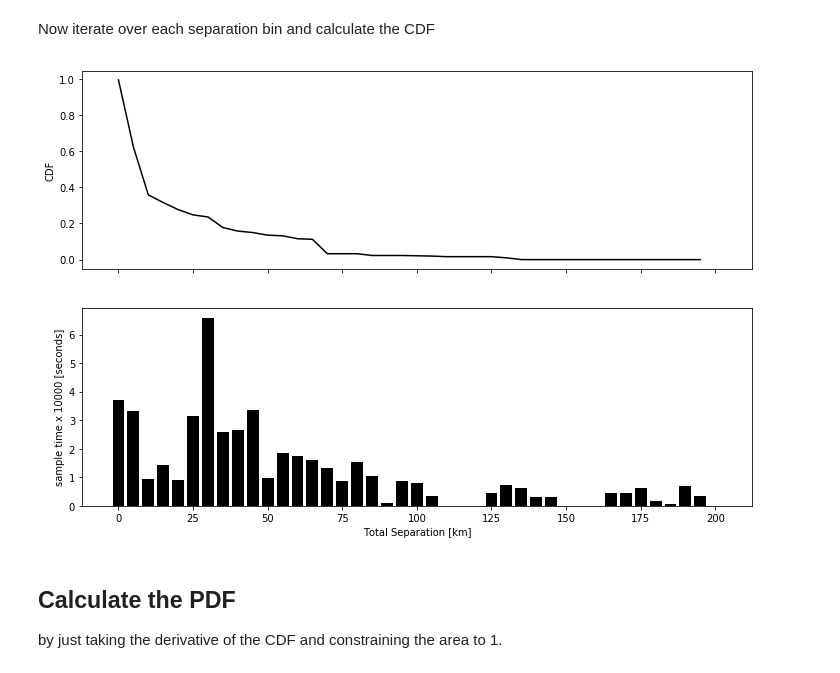
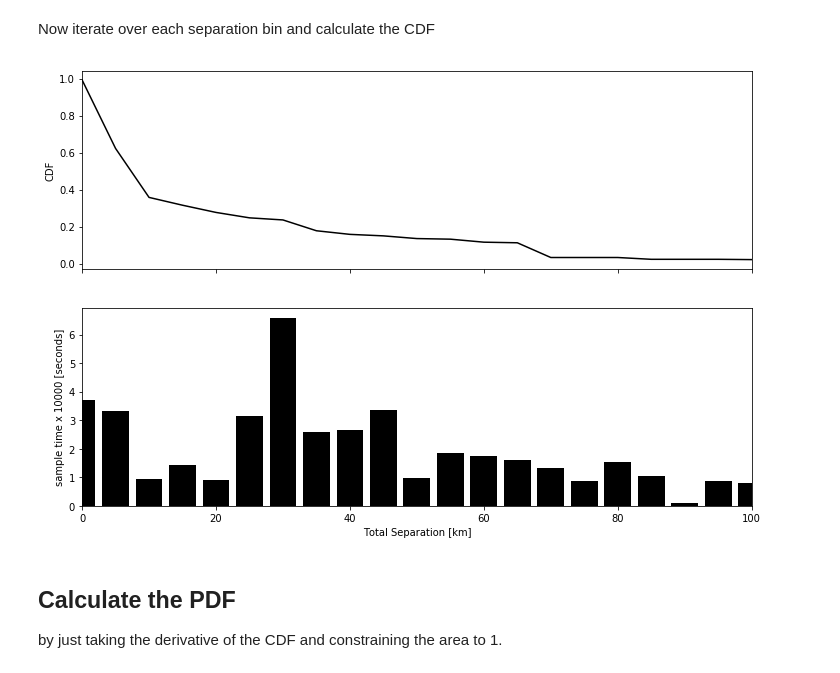
Before and after one commit to mshumko/ac6_microburst_scale_sizes, a Jupyter notebook: stats/microburst_CDF.ipynb, the cells around one changed output. Cells and saved outputs as stored; diff of their text form; code cells hidden in the pictures.

```diff
--- a/stats/microburst_CDF.ipynb
+++ b/stats/microburst_CDF.ipynb
@@ -15,10 +19,10 @@ CAT_PATH = ('/home/mike/research/ac6_microburst_scale_sizes/data/'
 # %%
-bins = np.arange(0, 200, 5)       # Separation bins
 CC_THRESH = 0.8                   # Temporal CC threshold
 CURTAIN_THRESH = 0                # Amount by which the temporal CC must be greater than the spatial CC.
 PEAK_STD_THRESH = None            # The number of standard deviations that a detection must be above a 10%
                                   # Paul baseline.
 WIDTH_THRESH = None               # Width threshold in units of %/100.
+MAX_SEP = 100                     # Maximum separation to use when calculating PDF and CDF.
 # %% [markdown]
 ## Load catalog
 # %%
@@ -54,3 +55,7 @@ E = pd.read_csv(EXPOSURE_PATH, index_col=0)
+# %%
+E = pd.read_csv(EXPOSURE_PATH, index_col=0)
+bin_width = E.index[1] - E.index[0]
+bins = E.loc[0:MAX_SEP].index #np.arange(0, MAX_SEP+1, 2) # Separation bins
 # %%
 E.head()
 # %% [output]
@@ -130,10 +135,11 @@ num = np.array([(coincidentEvents['Dist_Total'] >= di).sum() for di in bins])
 # %%
 fig, ax = plt.subplots(2, sharex=True, figsize=(12, 8))
 ax[0].plot(bins, cdf, 'k'); ax[0].set_ylabel('CDF');
-ax[1].bar(E.loc[0:200].index, E['Seconds'].loc[0:200]/10000, width=0.8*E.index[1]-E.index[0], color='k')
-ax[1].set_ylabel('sample time x 10000 [seconds]'); ax[1].set_xlabel('Total Separation [km]');
+ax[1].bar(E.index, E['Seconds']/10000, width=0.8*bin_width, color='k')
+ax[1].set_ylabel('sample time x 10000 [seconds]'); ax[1].set_xlabel('Total Separation [km]')
+ax[0].set_xlim(0, MAX_SEP);
 # %% [output]
-[figure, old version]
+[figure, new version]
 # %% [markdown]
 ## Calculate the PDF
 by just taking the derivative of the CDF and constraining the area to 1.
```
Also changed, not shown: parts of 16 cells of this notebook, 3 other files.
